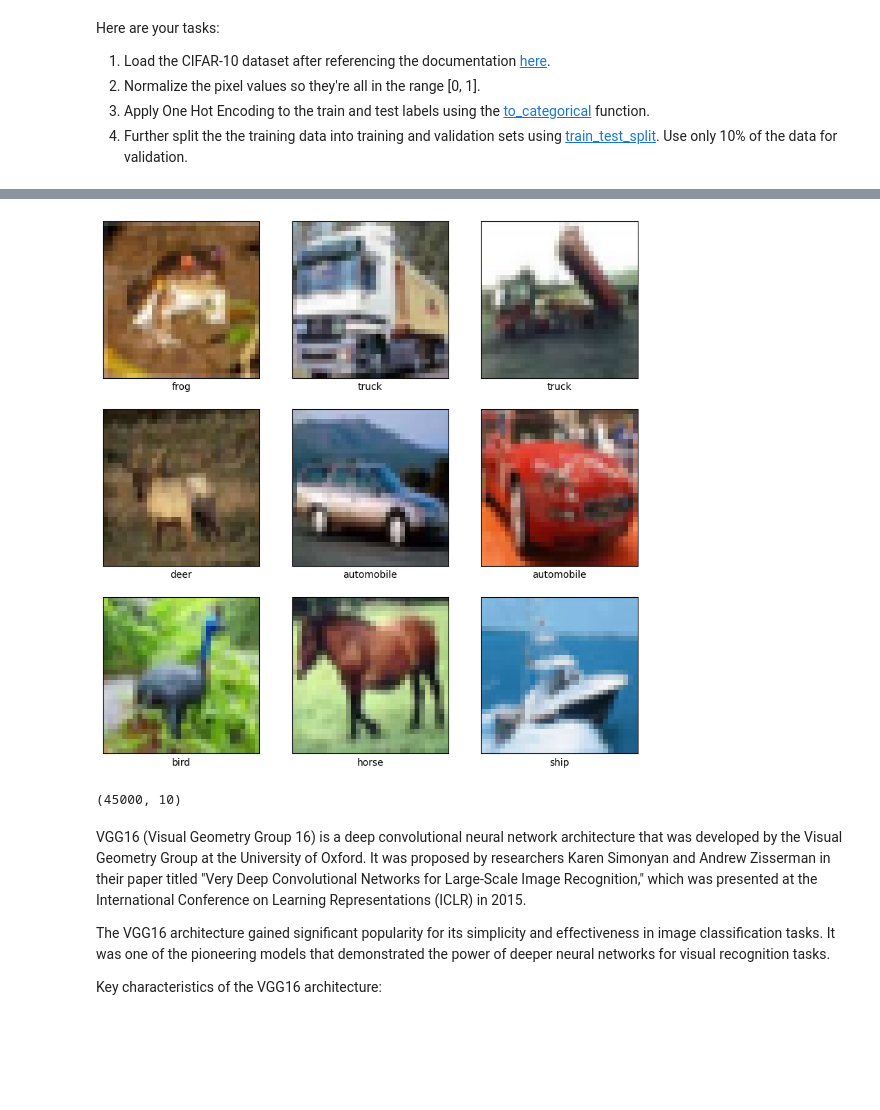
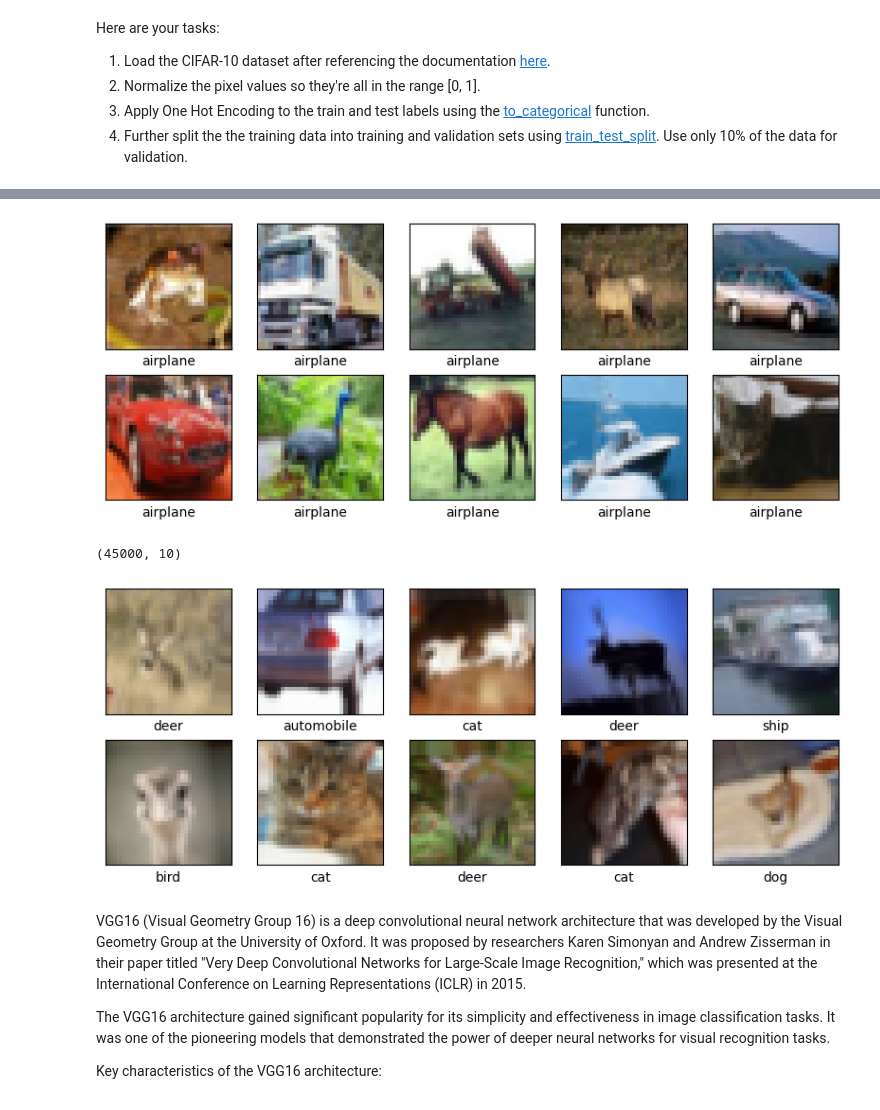
Before and after one commit to smyazdani/ucsd_ml-ai_bootcamp, a Jupyter notebook: Student_MLE_MiniProject_Fine_Tuning.ipynb, the cells around one changed output, grey strips where cells are left out. Drawn from its saved outputs; the diff is of its cells as text; code cells hidden in the pictures; blank space fills up the shorter version.

Commit message:
Augmented data was used in training to improve the model.

```diff
--- a/Student_MLE_MiniProject_Fine_Tuning.ipynb
+++ b/Student_MLE_MiniProject_Fine_Tuning.ipynb
@@ -83,23 +80,25 @@ x_test = x_test / 255.0
 import matplotlib.pyplot as plt
 # Function to plot images
 def plot_images(images, labels, class_names):
-    plt.figure(figsize=(10, 10))
-    for i in range(9):
-        plt.subplot(3, 3, i + 1)
+    plt.figure(figsize=(10,10))
+    for i in range(len(images)):
+        plt.subplot(5,5,i+1)
         plt.xticks([])
         plt.yticks([])
         plt.grid(False)
         plt.imshow(images[i])
-        plt.xlabel(class_names[labels[i][0]])
+        # Find the index of the class with the highest probability
+        class_index = np.argmax(labels[i])
+        plt.xlabel(class_names[class_index]) # Use the class index to access class_names
     plt.show()
 
 # Class names in CIFAR-10
 class_names = ['airplane', 'automobile', 'bird', 'cat', 'deer', 'dog', 'frog', 'horse', 'ship', 'truck']
 # %%
 # Plot some images with their labels
-plot_images(x_train, y_train, class_names)
+plot_images(x_train[0:10], y_train[0:10], class_names)
 # %% [output]
-[figure, old version]
+[figure, new version]
 # %%
 # One-hot encode the labels
 y_train = to_categorical(y_train)
@@ -114,3 +126,22 @@ y_train.shape
+# %%
+# Generate batches of augmented images
+aug_iter = datagen.flow(x_train, y_train, batch_size=32)
+
+# Get 10 samples of augmented images
+aug_samples = [next(aug_iter) for _ in range(10)]
+
+# Extract images and labels from the samples
+aug_images = [sample[0] for sample in aug_samples]
+aug_labels = [sample[1] for sample in aug_samples]
+
+# Extract images and labels from the samples
+aug_images = [sample[0][0] for sample in aug_samples]  # Extract the image from the first index of the sample
+aug_labels = [sample[1][0] for sample in aug_samples]  # Extract the label from the first index of the sample
+
+# Plot the augmented images
+plot_images(aug_images, aug_labels, class_names)
+# %% [output]
+[figure, added]
 # %% [markdown]
 VGG16 (Visual Geometry Group 16) is a deep convolutional neural network architecture that was developed by the Visual Geometry Group at the University of Oxford. It was proposed by researchers Karen Simonyan and Andrew Zisserman in their paper titled "Very Deep Convolutional Networks for Large-Scale Image Recognition," which was presented at the International Conference on Learning Representations (ICLR) in 2015.
 
```
Also changed, not shown: parts of 7 cells of this notebook.
